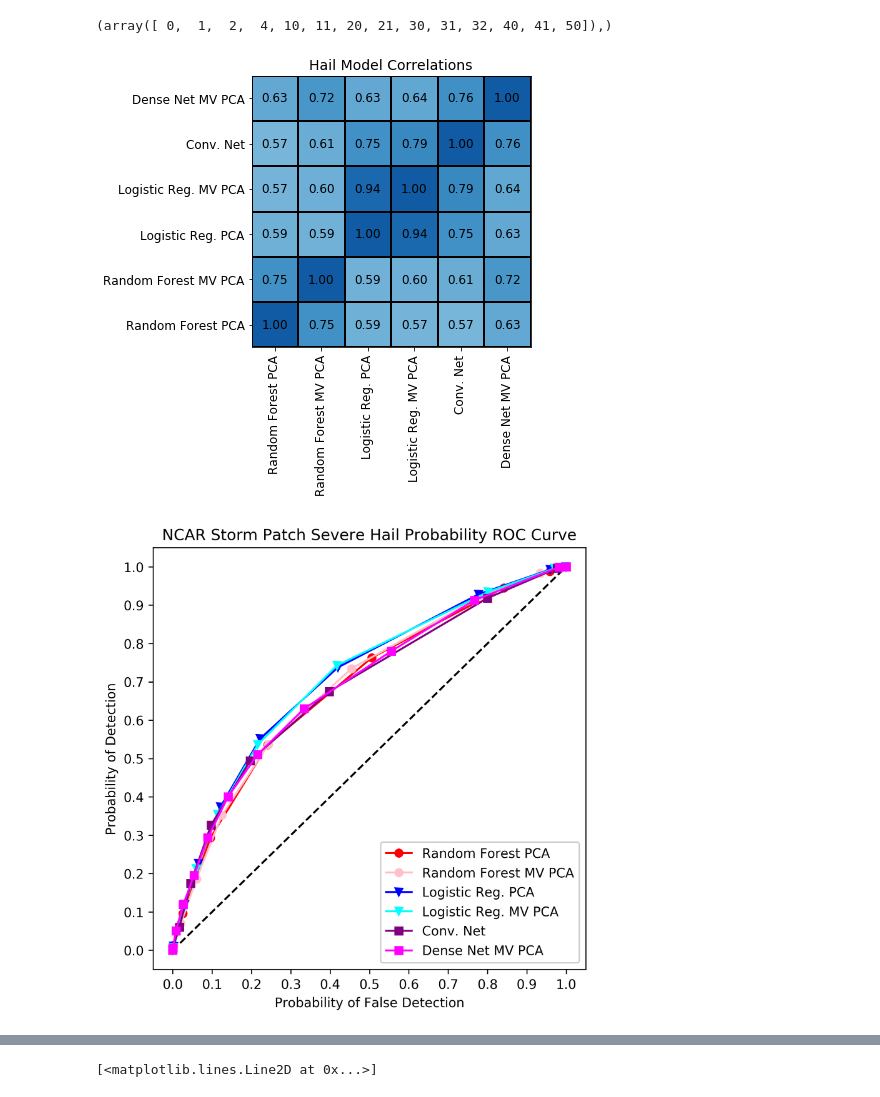
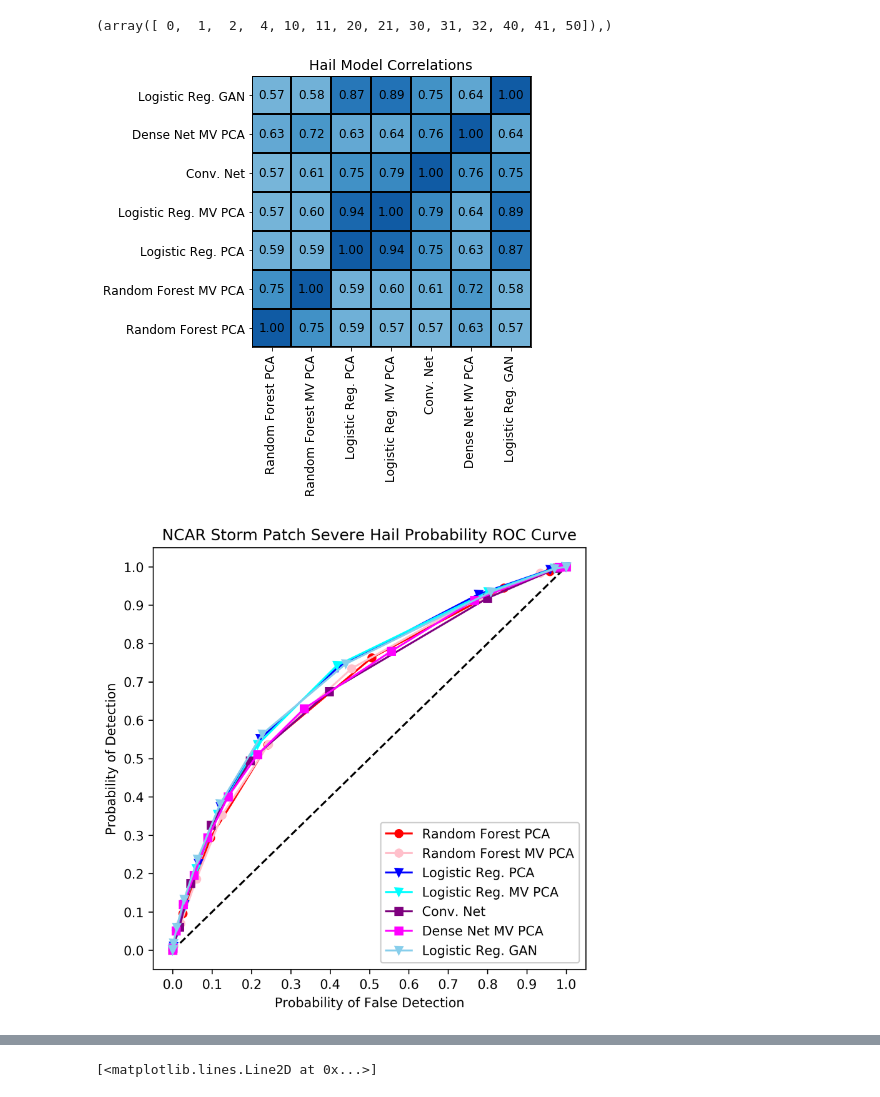
Before and after one commit to djgagne/deepsky, a Jupyter notebook: notebooks/StormPatchHail.ipynb, the cells around one changed output, grey strips where cells are left out. Saved outputs shown, nothing was run; the diff lists cells and outputs as text; code cells hidden in the pictures.

```diff
--- a/notebooks/StormPatchHail.ipynb
+++ b/notebooks/StormPatchHail.ipynb
@@ -478,5 +498,5 @@ print([roc.auc() for roc in roc_list])
 # %%
-pred_frame = pd.DataFrame(np.array([rf_preds, rf_mv_preds, logit_preds, logit_mv_preds, cnn_preds, ann_preds]).T,
+pred_frame = pd.DataFrame(np.array([rf_preds, rf_mv_preds, logit_preds, logit_mv_preds, cnn_preds, ann_preds, gan_logit_preds]).T,
                           columns=ml_model_names)
 # %%
 paired_preds = pred_frame.iloc[:, [0, 4]]
@@ -533,17 +555,17 @@ np.where(rf.feature_importances_ - 1.0/60 > 0)
 # %%
 plt.figure(figsize=(5, 5))
 r2_pred = np.corrcoef(pred_frame.values.T) ** 2
 plt.pcolormesh(r2_pred, vmin=0, vmax=1.2, cmap="Blues", edgecolors="k")
 plt.xticks(np.arange(7) + 0.5, ml_model_names, rotation=90, fontsize=12)
 plt.yticks(np.arange(7) + 0.5, ml_model_names, rotation=0, fontsize=12)
 for (i, j), v in np.ndenumerate(r2_pred):
     plt.text(i + 0.5, j + 0.5, "{0:0.2f}".format(v), ha="center", va="center", fontsize=12)
-plt.xlim(0, 6)
-plt.ylim(0, 6)
+plt.xlim(0, 7)
+plt.ylim(0, 7)
 plt.title("Hail Model Correlations", fontsize=14)
 plt.savefig("/scratch/dgagne/hail_models/hail_model_corr.png", dpi=250, bbox_inches="tight")
 # %% [output]
-[figure, old version]
+[figure, new version]
 # %%
 ml_model_names = ["Random Forest PCA",
                   "Random Forest MV PCA",
@@ -558,9 +581,9 @@ roc_curve(roc_list, ml_model_names, ml_model_colors, ml_model_symbols, "/scratch
 performance_diagram(roc_list, ml_model_names, ml_model_colors, ml_model_symbols, "/scratch/dgagne/hail_models/hail_prob_perf.png", figsize=(6, 6),
           title="NCAR Storm Patch Severe Hail Probability Performance Curve")
 # %%
-Image("hail_prob_roc.png", width=500)
+Image("/scratch/dgagne/hail_models/hail_prob_roc.png", width=500)
 # %% [output]
-[figure, old version]
+[figure, new version]
 # %%
 attributes_diagram(rel_list, ml_model_names,
                    ml_model_colors, ml_model_symbols, "/scratch/dgagne/hail_models/hail_prob_rel.png", figsize=(6, 6),
```
Also changed, not shown: parts of 28 cells of this notebook, 3 other files.
